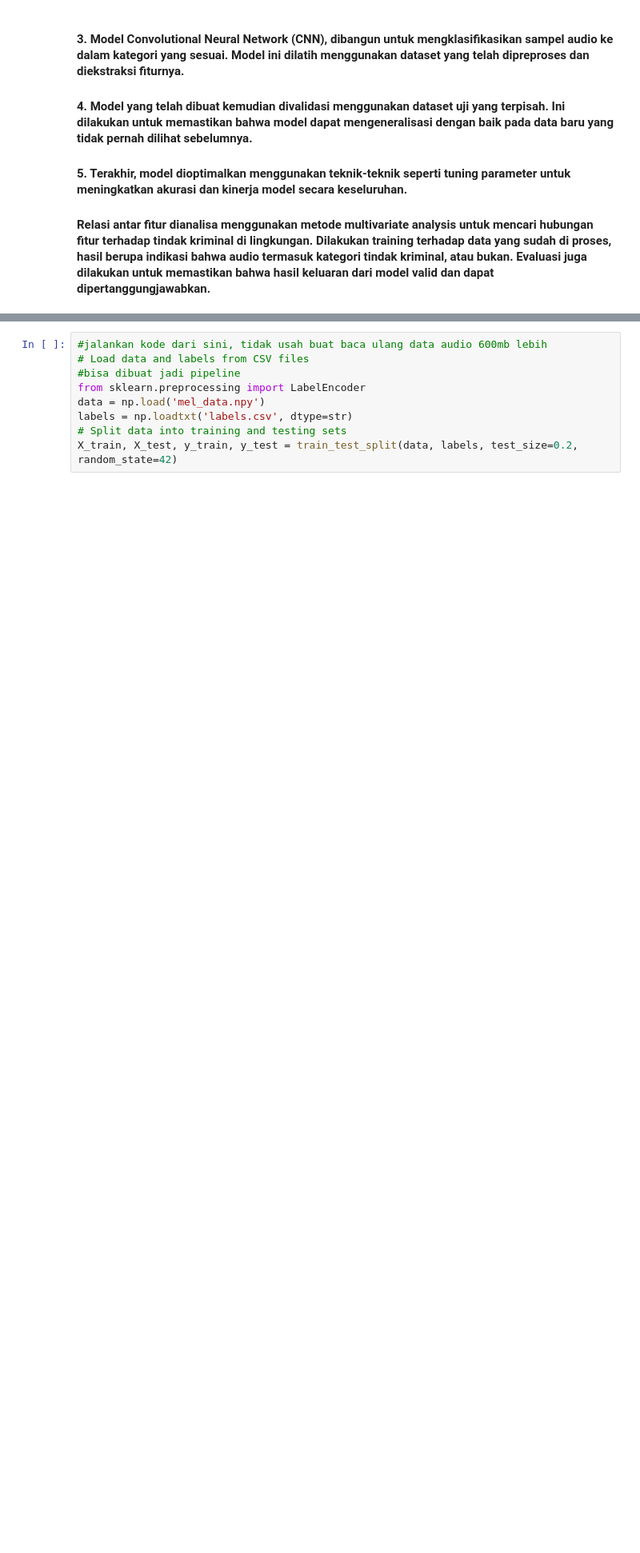
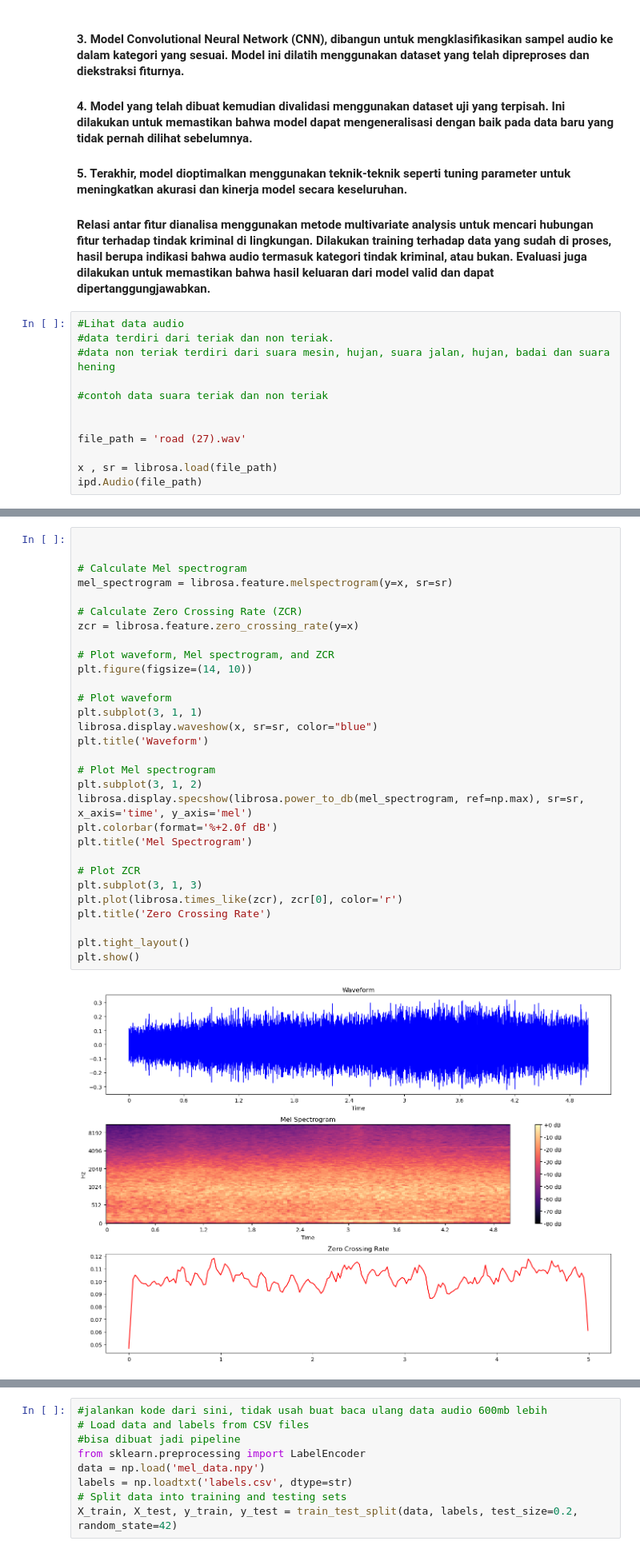
Before and after one commit to PetraWLeka/Machine-Learning, a Jupyter notebook: pengenal_teriak.ipynb, the cells around one changed output, grey strips where cells are left out. Shown at 80% size. Saved outputs shown, nothing was run; the diff lists cells and outputs as text; blank space fills up the shorter version.

```diff
--- a/pengenal_teriak.ipynb
+++ b/pengenal_teriak.ipynb
@@ -29,3 +33,15 @@ from tensorflow.keras.models import load_model
 #### 5. Terakhir, model dioptimalkan menggunakan teknik-teknik seperti tuning parameter untuk meningkatkan akurasi dan kinerja model secara keseluruhan.
 
 #### Relasi antar fitur dianalisa menggunakan metode multivariate analysis untuk mencari hubungan fitur terhadap tindak kriminal di lingkungan. Dilakukan training terhadap data yang sudah di proses, hasil berupa indikasi bahwa audio termasuk kategori tindak kriminal, atau bukan. Evaluasi juga dilakukan untuk memastikan bahwa hasil keluaran dari model valid dan dapat dipertanggungjawabkan.
+# %%
+#Lihat data audio
+#data terdiri dari teriak dan non teriak.
+#data non teriak terdiri dari suara mesin, hujan, suara jalan, hujan, badai dan suara hening
+
+#contoh data suara teriak dan non teriak
+
+
+file_path = 'road (27).wav'
+
+x , sr = librosa.load(file_path)
+ipd.Audio(file_path)
@@ -31,0 +50,32 @@ from tensorflow.keras.models import load_model
+# %%
+
+
+# Calculate Mel spectrogram
+mel_spectrogram = librosa.feature.melspectrogram(y=x, sr=sr)
+
+# Calculate Zero Crossing Rate (ZCR)
+zcr = librosa.feature.zero_crossing_rate(y=x)
+
+# Plot waveform, Mel spectrogram, and ZCR
+plt.figure(figsize=(14, 10))
+
+# Plot waveform
+plt.subplot(3, 1, 1)
+librosa.display.waveshow(x, sr=sr, color="blue")
+plt.title('Waveform')
+
+# Plot Mel spectrogram
+plt.subplot(3, 1, 2)
+librosa.display.specshow(librosa.power_to_db(mel_spectrogram, ref=np.max), sr=sr, x_axis='time', y_axis='mel')
+plt.colorbar(format='%+2.0f dB')
+plt.title('Mel Spectrogram')
+
+# Plot ZCR
+plt.subplot(3, 1, 3)
+plt.plot(librosa.times_like(zcr), zcr[0], color='r')
+plt.title('Zero Crossing Rate')
+
+plt.tight_layout()
+plt.show()
+# %% [output]
+[figure, added]
```
Also changed, not shown: parts of 27 cells of this notebook, 4 other files.
